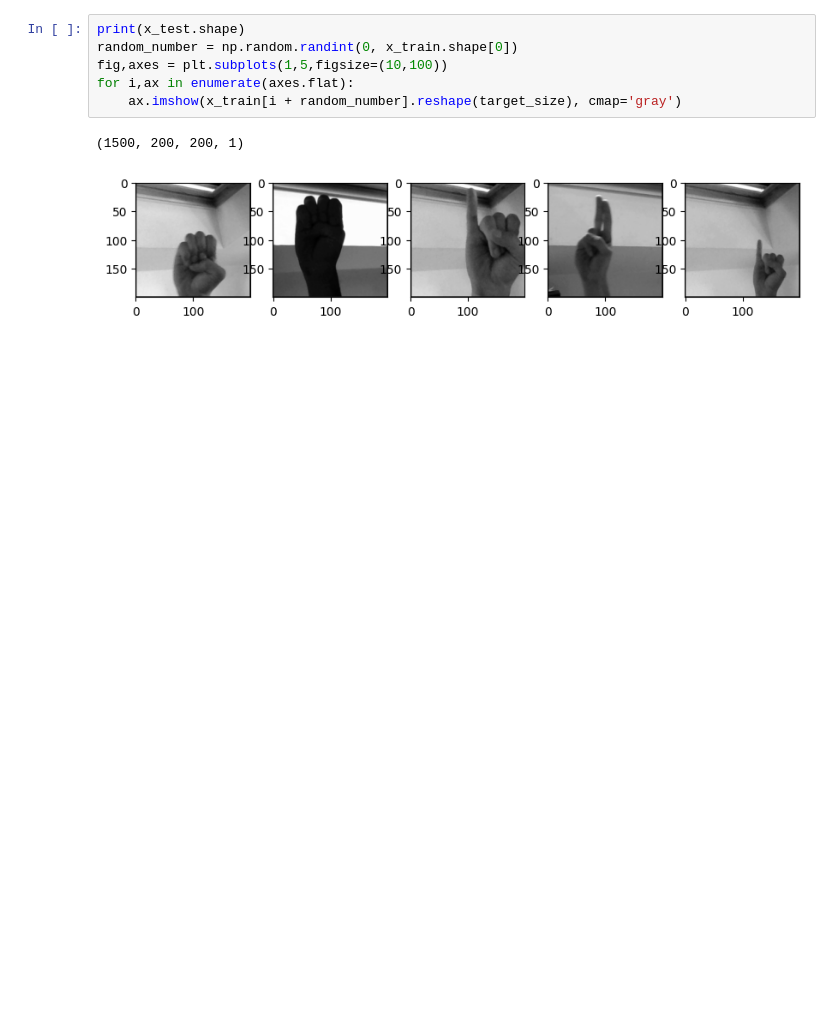
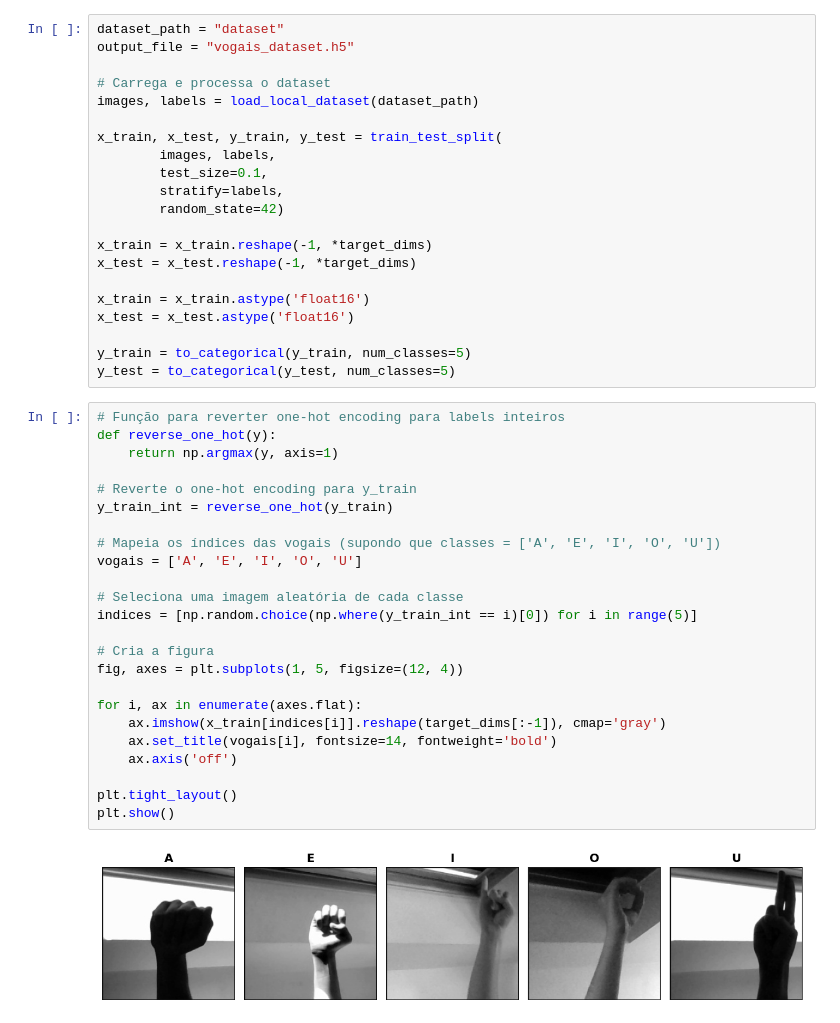
Before and after one commit to Francisco-Jean/IA-TrabalhoFinal, a Jupyter notebook: vogais_libra_train.ipynb, the cells around one changed output. Cells and saved outputs as stored; diff of their text form; blank space fills up the shorter version.

```diff
--- a/vogais_libra_train.ipynb
+++ b/vogais_libra_train.ipynb
@@ -95,10 +73,48 @@ def model():
-# %%
-print(x_test.shape)
-random_number = np.random.randint(0, x_train.shape[0])
-fig,axes = plt.subplots(1,5,figsize=(10,100))
-for i,ax in enumerate(axes.flat):
-    ax.imshow(x_train[i + random_number].reshape(target_size), cmap='gray')
-# %% [output]
-(1500, 200, 200, 1)
-[figure, removed]
+# %%
+dataset_path = "dataset"
+output_file = "vogais_dataset.h5"
+
+# Carrega e processa o dataset
+images, labels = load_local_dataset(dataset_path)
+
+x_train, x_test, y_train, y_test = train_test_split(
+        images, labels,
+        test_size=0.1,
+        stratify=labels,
+        random_state=42)
+
+x_train = x_train.reshape(-1, *target_dims)
+x_test = x_test.reshape(-1, *target_dims)
+
+x_train = x_train.astype('float16')
+x_test = x_test.astype('float16')
+
+y_train = to_categorical(y_train, num_classes=5)
+y_test = to_categorical(y_test, num_classes=5)
+# %%
+# Função para reverter one-hot encoding para labels inteiros
+def reverse_one_hot(y):
+    return np.argmax(y, axis=1)
+
+# Reverte o one-hot encoding para y_train
+y_train_int = reverse_one_hot(y_train)
+
+# Mapeia os índices das vogais (supondo que classes = ['A', 'E', 'I', 'O', 'U'])
+vogais = ['A', 'E', 'I', 'O', 'U']
+
+# Seleciona uma imagem aleatória de cada classe
+indices = [np.random.choice(np.where(y_train_int == i)[0]) for i in range(5)]
+
+# Cria a figura
+fig, axes = plt.subplots(1, 5, figsize=(12, 4))
+
+for i, ax in enumerate(axes.flat):
+    ax.imshow(x_train[indices[i]].reshape(target_dims[:-1]), cmap='gray')
+    ax.set_title(vogais[i], fontsize=14, fontweight='bold')
+    ax.axis('off')
+
+plt.tight_layout()
+plt.show()
+# %% [output]
+[figure, added]
 # %%
```
Also changed, not shown: parts of 7 cells of this notebook.
